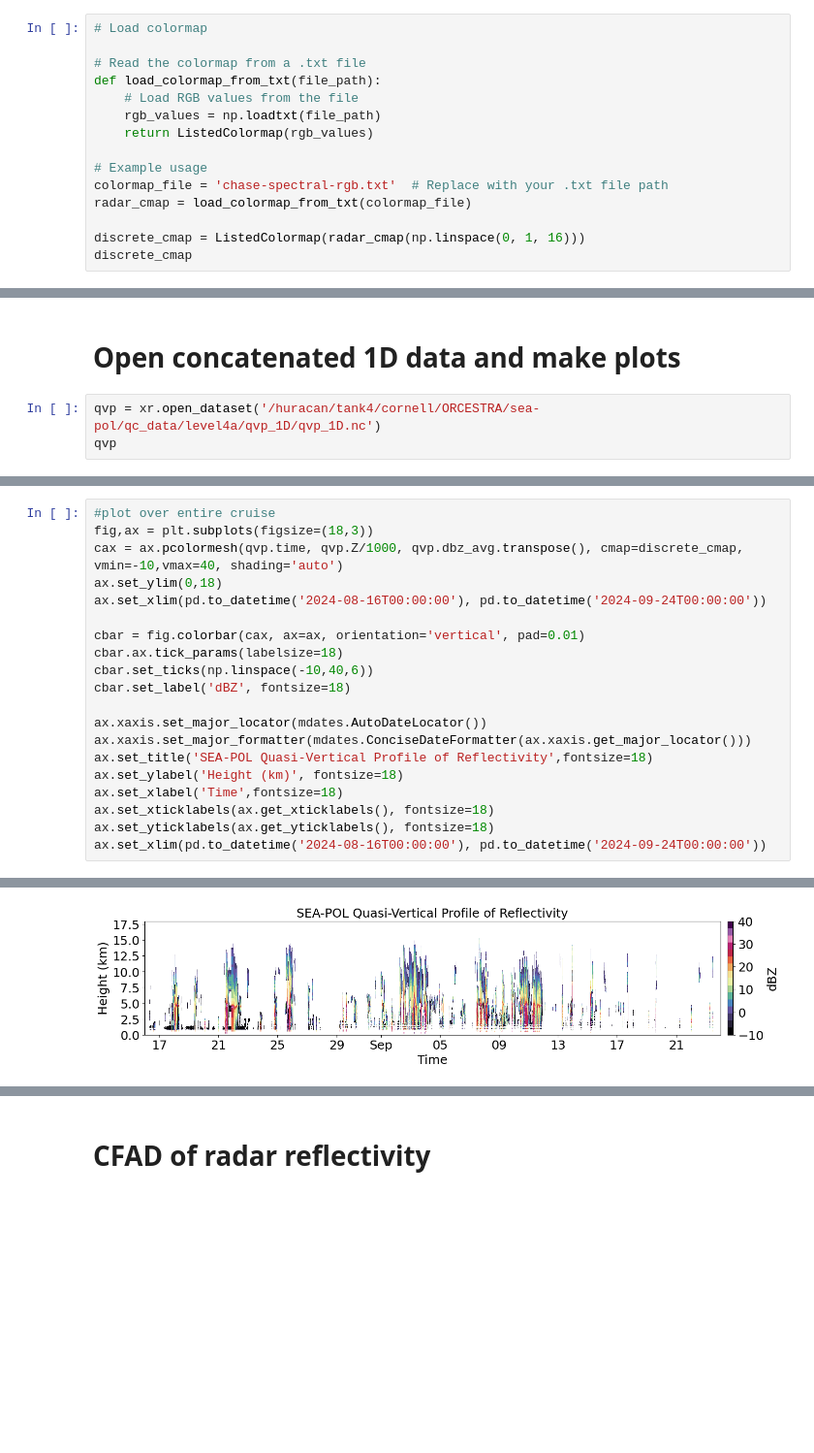
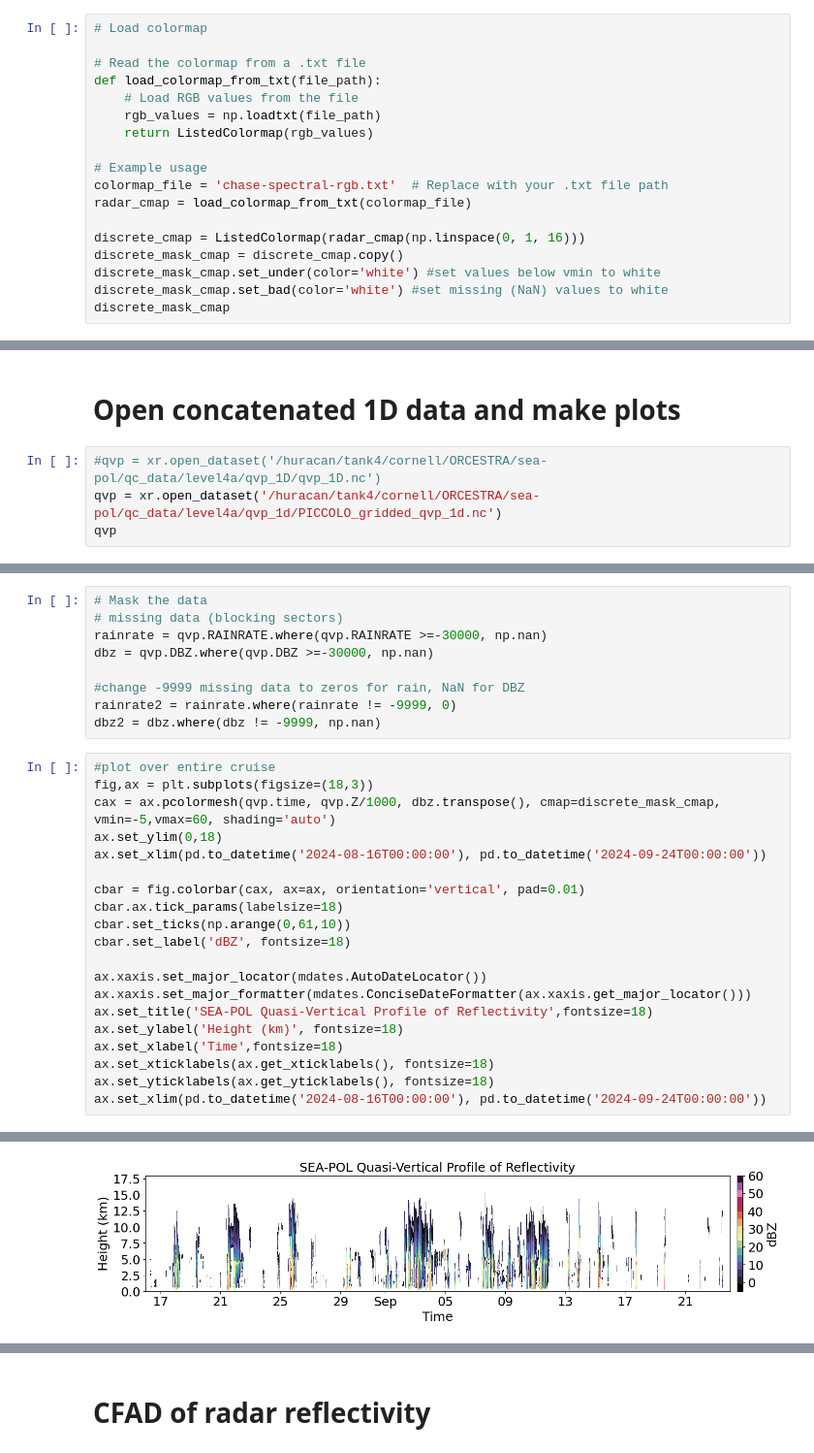
Before and after one commit to allison-wing/PICCOLO, a Jupyter notebook: process_SEAPOL_QVP.ipynb, the cells around one changed output, grey strips where cells are left out. Shown at 97% size. Cells and saved outputs as stored; diff of their text form; blank space fills up the shorter version.

```diff
--- a/process_SEAPOL_QVP.ipynb
+++ b/process_SEAPOL_QVP.ipynb
@@ -38,7 +38,10 @@ colormap_file = 'chase-spectral-rgb.txt'  # Replace with your .txt file path
 radar_cmap = load_colormap_from_txt(colormap_file)
 
 discrete_cmap = ListedColormap(radar_cmap(np.linspace(0, 1, 16)))
-discrete_cmap
+discrete_mask_cmap = discrete_cmap.copy()
+discrete_mask_cmap.set_under(color='white') #set values below vmin to white
+discrete_mask_cmap.set_bad(color='white') #set missing (NaN) values to white
+discrete_mask_cmap
 # %% [output]
 [figure]
 # %% [markdown]
@@ -170,6 +137,7 @@ qvp.to_netcdf('/huracan/tank4/cornell/ORCESTRA/sea-pol/qc_data/level4a/qvp_1D/qv
 # %% [markdown]
 # Open concatenated 1D data and make plots
 # %%
-qvp = xr.open_dataset('/huracan/tank4/cornell/ORCESTRA/sea-pol/qc_data/level4a/qvp_1D/qvp_1D.nc')
+#qvp = xr.open_dataset('/huracan/tank4/cornell/ORCESTRA/sea-pol/qc_data/level4a/qvp_1D/qvp_1D.nc')
+qvp = xr.open_dataset('/huracan/tank4/cornell/ORCESTRA/sea-pol/qc_data/level4a/qvp_1d/PICCOLO_gridded_qvp_1d.nc')
 qvp
 # %% [output]
@@ -189,25 +161,34 @@ Attributes:
+# %%
+# Mask the data
+# missing data (blocking sectors)
+rainrate = qvp.RAINRATE.where(qvp.RAINRATE >=-30000, np.nan)
+dbz = qvp.DBZ.where(qvp.DBZ >=-30000, np.nan)
+
+#change -9999 missing data to zeros for rain, NaN for DBZ
+rainrate2 = rainrate.where(rainrate != -9999, 0)
+dbz2 = dbz.where(dbz != -9999, np.nan)
 # %%
 #plot over entire cruise
 fig,ax = plt.subplots(figsize=(18,3))
-cax = ax.pcolormesh(qvp.time, qvp.Z/1000, qvp.dbz_avg.transpose(), cmap=discrete_cmap, vmin=-10,vmax=40, shading='auto')
+cax = ax.pcolormesh(qvp.time, qvp.Z/1000, dbz.transpose(), cmap=discrete_mask_cmap, vmin=-5,vmax=60, shading='auto')
 ax.set_ylim(0,18)
 ax.set_xlim(pd.to_datetime('2024-08-16T00:00:00'), pd.to_datetime('2024-09-24T00:00:00'))
 
 cbar = fig.colorbar(cax, ax=ax, orientation='vertical', pad=0.01)
 cbar.ax.tick_params(labelsize=18)
-cbar.set_ticks(np.linspace(-10,40,6))
+cbar.set_ticks(np.arange(0,61,10))
 cbar.set_label('dBZ', fontsize=18)
 
 ax.xaxis.set_major_locator(mdates.AutoDateLocator())
 ax.xaxis.set_major_formatter(mdates.ConciseDateFormatter(ax.xaxis.get_major_locator()))
 ax.set_title('SEA-POL Quasi-Vertical Profile of Reflectivity',fontsize=18)
 ax.set_ylabel('Height (km)', fontsize=18)
 ax.set_xlabel('Time',fontsize=18)
 ax.set_xticklabels(ax.get_xticklabels(), fontsize=18)
 ax.set_yticklabels(ax.get_yticklabels(), fontsize=18)
 ax.set_xlim(pd.to_datetime('2024-08-16T00:00:00'), pd.to_datetime('2024-09-24T00:00:00'))
 # %% [output]
 (np.float64(19951.0), np.float64(19990.0))
-[figure, old version]
+[figure, new version]
 # %%
 # Search times
```
Also changed, not shown: parts of 10 cells of this notebook.
